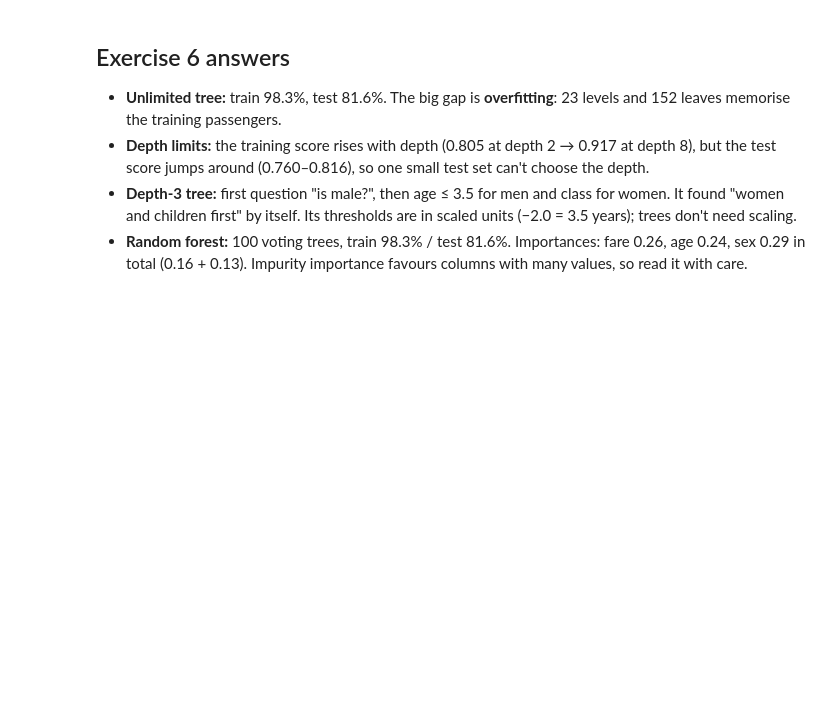
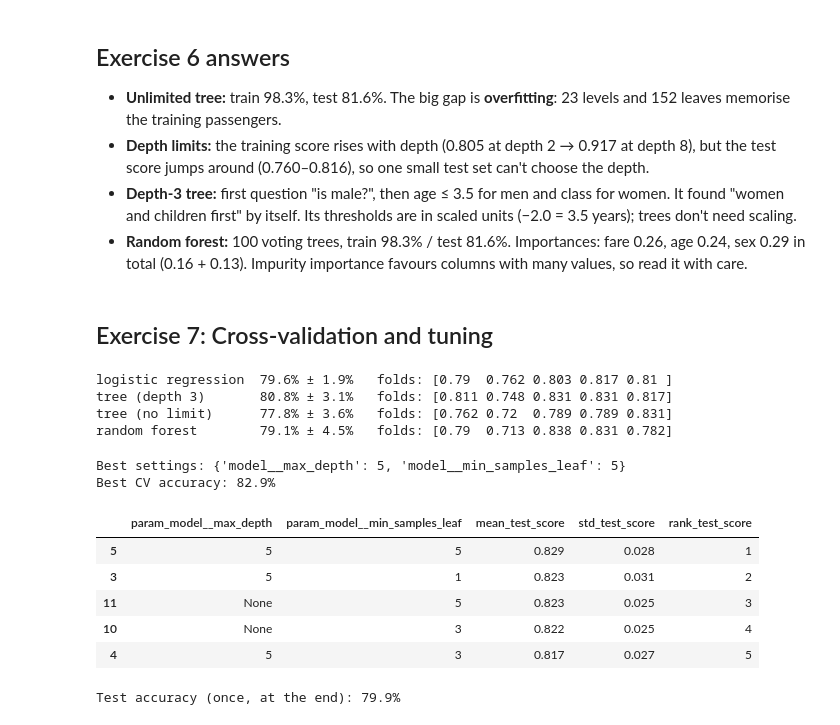
Before and after one commit to adam-c4d/pythonllm-practise, a Jupyter notebook: 03_ml/titanic_model.ipynb, the cells around one changed output. Cells and saved outputs as stored; diff of their text form; code cells hidden in the pictures; blank space fills up the shorter version.

Commit message:
Task 5 Ex 7: cross-validation and tuning

```diff
--- a/03_ml/titanic_model.ipynb
+++ b/03_ml/titanic_model.ipynb
@@ -415,3 +415,59 @@ dtype: float64
 - **Depth limits:** the training score rises with depth (0.805 at depth 2 → 0.917 at depth 8), but the test score jumps around (0.760–0.816), so one small test set can't choose the depth.
 - **Depth-3 tree:** first question "is male?", then age ≤ 3.5 for men and class for women. It found "women and children first" by itself. Its thresholds are in scaled units (−2.0 = 3.5 years); trees don't need scaling.
 - **Random forest:** 100 voting trees, train 98.3% / test 81.6%. Importances: fare 0.26, age 0.24, sex 0.29 in total (0.16 + 0.13). Impurity importance favours columns with many values, so read it with care.
+# %% [markdown]
+## Exercise 7: Cross-validation and tuning
+# %%
+# Cell 1: Cross-validation
+
+candidates = {
+    "logistic regression": LogisticRegression(),
+    "tree (depth 3)": DecisionTreeClassifier(max_depth=3, random_state=42),
+    "tree (no limit)": DecisionTreeClassifier(random_state=42),
+    "random forest": RandomForestClassifier(random_state=42),
+}
+for name, estimator in candidates.items():
+    scores = cross_val_score(make_model(estimator), X_train, y_train, cv=5)
+    print(f"{name:<20} {scores.mean():.1%} ± {scores.std():.1%}   folds: {scores.round(3)}")
+# %% [output]
+logistic regression  79.6% ± 1.9%   folds: [0.79  0.762 0.803 0.817 0.81 ]
+tree (depth 3)       80.8% ± 3.1%   folds: [0.811 0.748 0.831 0.831 0.817]
+tree (no limit)      77.8% ± 3.6%   folds: [0.762 0.72  0.789 0.789 0.831]
+random forest        79.1% ± 4.5%   folds: [0.79  0.713 0.838 0.831 0.782]
+# %%
+# Cell 2: Tune the random forest with a grid search
+
+grid = GridSearchCV(
+    make_model(RandomForestClassifier(random_state=42)),
+    param_grid={
+        "model__max_depth": [3, 5, 7, None],
+        "model__min_samples_leaf": [1, 3, 5],
+    },
+    cv=5,
+)
+grid.fit(X_train, y_train)
+print("Best settings:", grid.best_params_)
+print(f"Best CV accuracy: {grid.best_score_:.1%}")
+# %% [output]
+Best settings: {'model__max_depth': 5, 'model__min_samples_leaf': 5}
+Best CV accuracy: 82.9%
+# %%
+# Cell 3: The top 5 settings
+
+results = pd.DataFrame(grid.cv_results_)
+display(results[["param_model__max_depth", "param_model__min_samples_leaf",
+                 "mean_test_score", "std_test_score", "rank_test_score"]]
+        .sort_values("rank_test_score").head(5).round(3))
+# %% [output]
+|  | param_model__max_depth | param_model__min_samples_leaf | mean_test_score | std_test_score | rank_test_score |
+| 5 | 5 | 5 | 0.829 | 0.028 | 1 |
+| 3 | 5 | 1 | 0.823 | 0.031 | 2 |
+| 11 | None | 5 | 0.823 | 0.025 | 3 |
+| 10 | None | 3 | 0.822 | 0.025 | 4 |
+| 4 | 5 | 3 | 0.817 | 0.027 | 5 |
+# %%
+# Cell 4: The final exam, once
+
+print(f"Test accuracy (once, at the end): {grid.score(X_test, y_test):.1%}")
+# %% [output]
+Test accuracy (once, at the end): 79.9%
```
Also changed, not shown: parts of 2 cells of this notebook, 1 other file.
